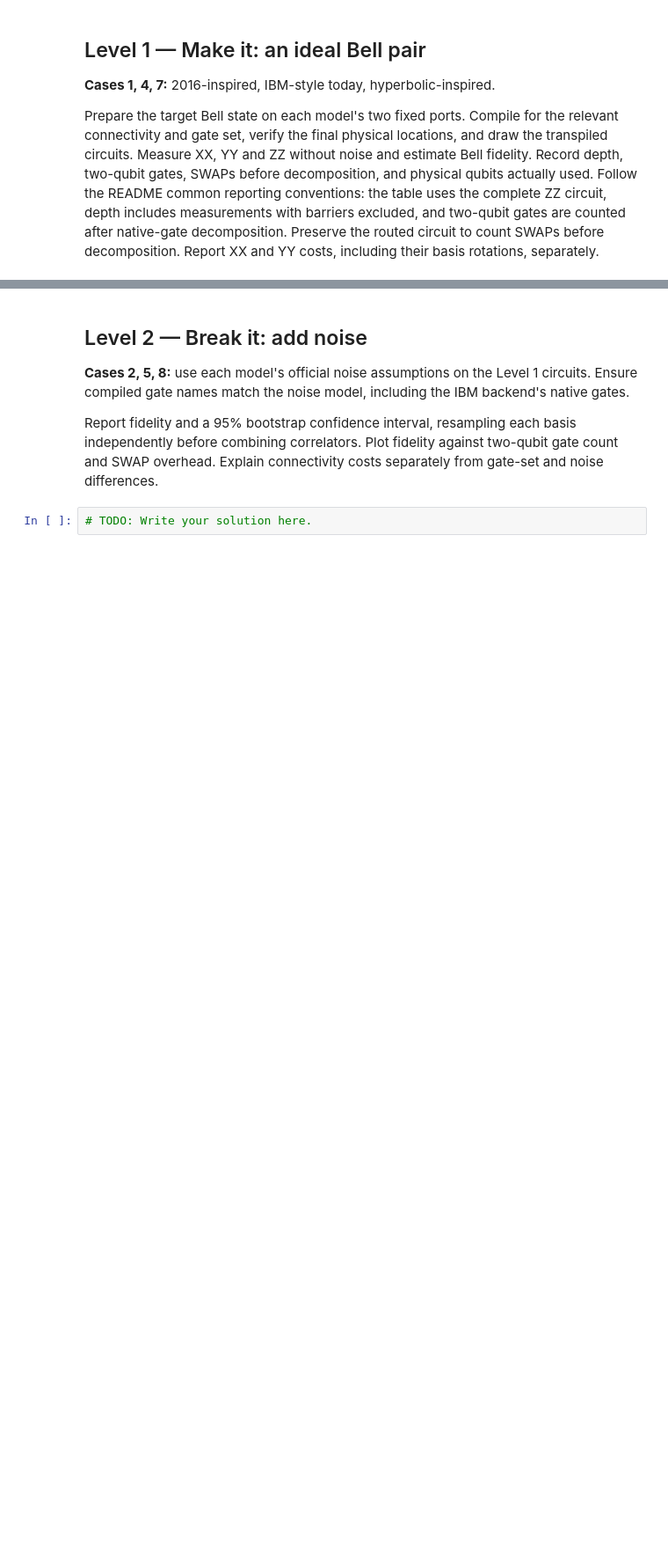
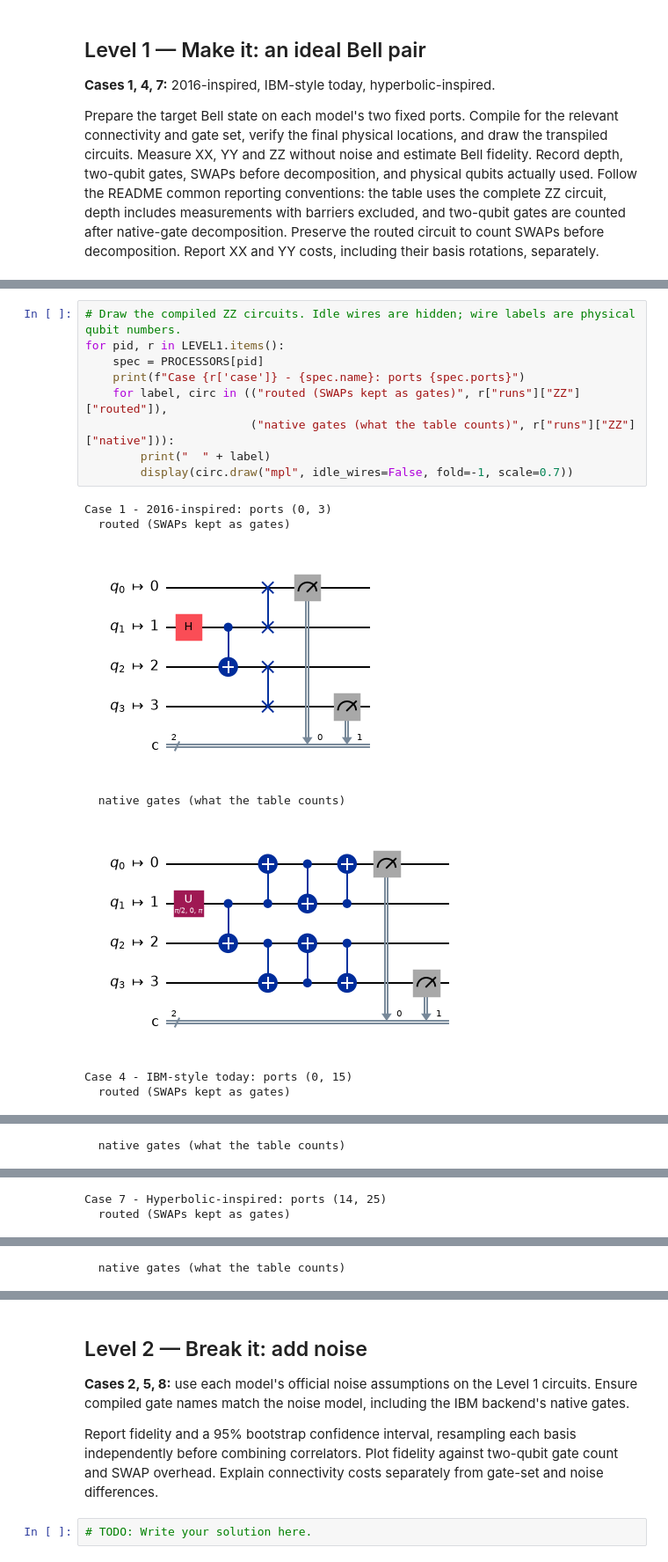
Before and after one commit to Clement-Wright/Geometry-Aware-Quantum-Cloud-Challenge-QCCR, a Jupyter notebook: challenge_submission.ipynb, the cells around one changed output, grey strips where cells are left out. Shown at 88% size. Cells and saved outputs as stored; diff of their text form; blank space fills up the shorter version.

```diff
--- a/challenge_submission.ipynb
+++ b/challenge_submission.ipynb
@@ -33,0 +467,17 @@ Prepare the target Bell state on each model's two fixed ports. Compile for the r
+# %%
+# Draw the compiled ZZ circuits. Idle wires are hidden; wire labels are physical qubit numbers.
+for pid, r in LEVEL1.items():
+    spec = PROCESSORS[pid]
+    print(f"Case {r['case']} - {spec.name}: ports {spec.ports}")
+    for label, circ in (("routed (SWAPs kept as gates)", r["runs"]["ZZ"]["routed"]),
+                        ("native gates (what the table counts)", r["runs"]["ZZ"]["native"])):
+        print("  " + label)
+        display(circ.draw("mpl", idle_wires=False, fold=-1, scale=0.7))
+# %% [output]
+Case 1 - 2016-inspired: ports (0, 3)
+  routed (SWAPs kept as gates)
+[figure, added]
+  native gates (what the table counts)
+[figure, added]
+Case 4 - IBM-style today: ports (0, 15)
+  routed (SWAPs kept as gates)
@@ -33,0 +485 @@ Prepare the target Bell state on each model's two fixed ports. Compile for the r
+  native gates (what the table counts)
@@ -33,0 +487,2 @@ Prepare the target Bell state on each model's two fixed ports. Compile for the r
+Case 7 - Hyperbolic-inspired: ports (14, 25)
+  routed (SWAPs kept as gates)
@@ -33,0 +490 @@ Prepare the target Bell state on each model's two fixed ports. Compile for the r
+  native gates (what the table counts)
```
Also changed, not shown: parts of 7 cells of this notebook, 1 other file.
